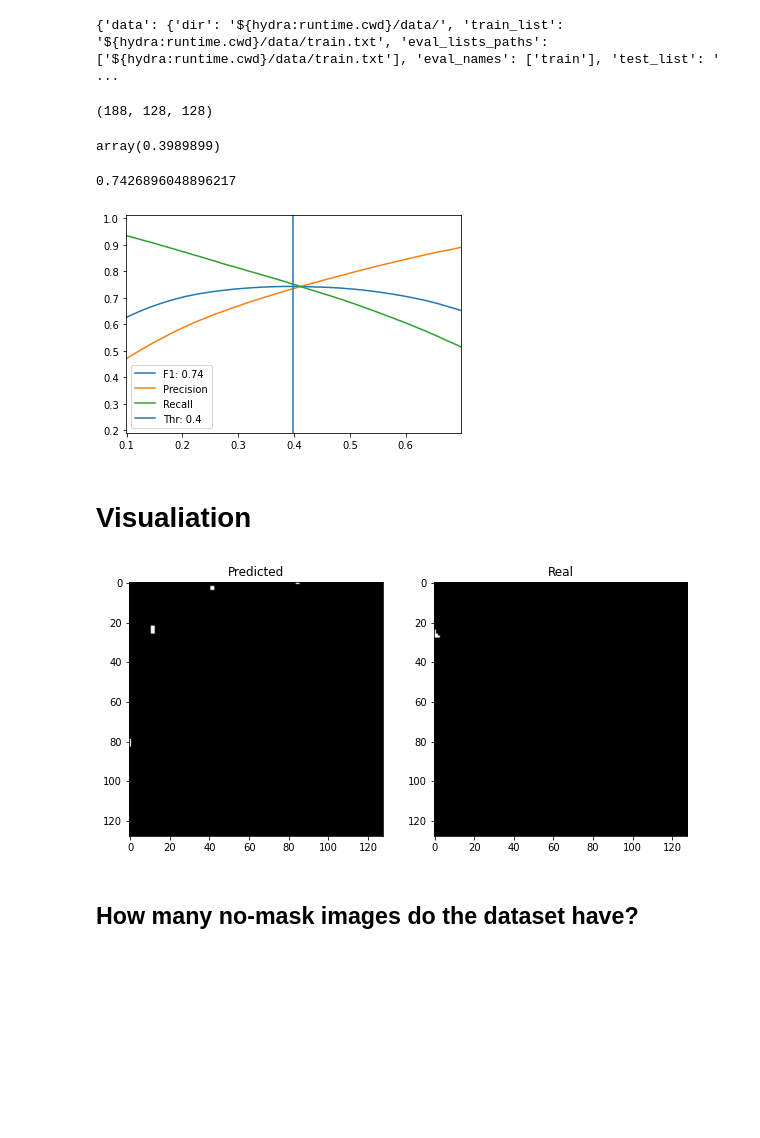
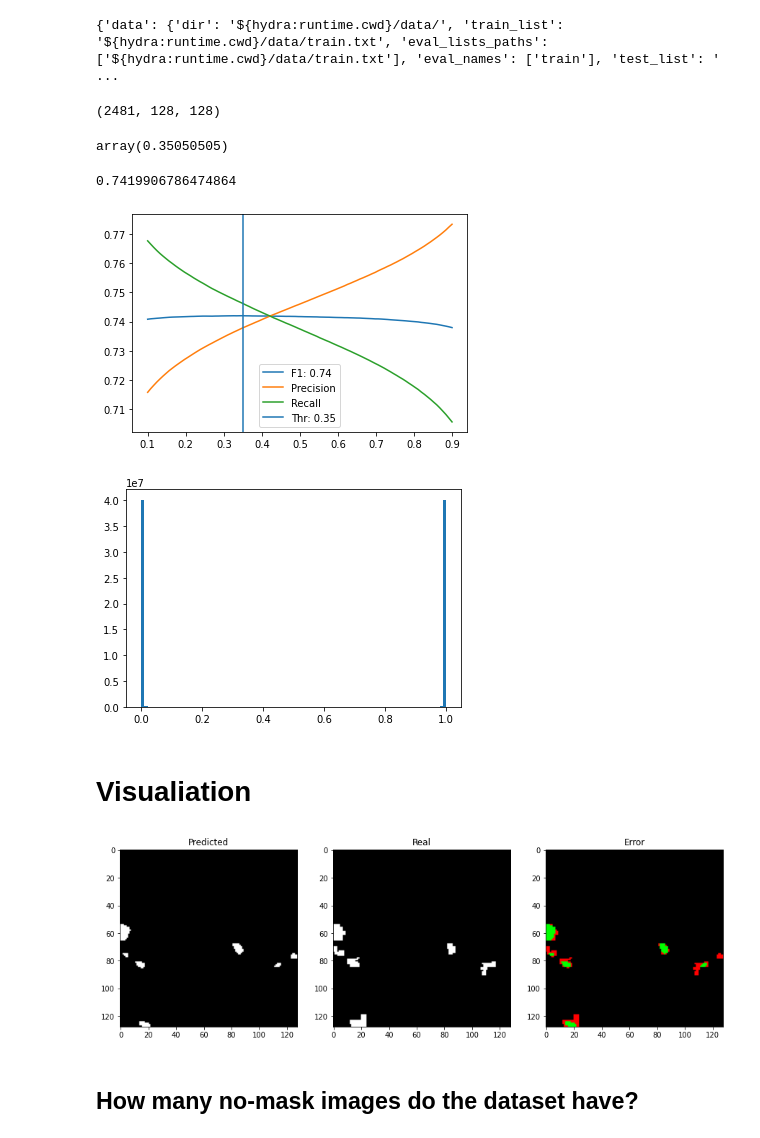
Before and after one commit to SebasGarcia08/Landslide4Sense, a Jupyter notebook: notebooks/3_evaluation.ipynb, the cells around one changed output. Drawn from its saved outputs; the diff is of its cells as text; code cells hidden in the pictures; blank space fills up the shorter version.

Commit message:
Adds visualization of error in predictions

```diff
--- a/notebooks/3_evaluation.ipynb
+++ b/notebooks/3_evaluation.ipynb
@@ -36,13 +30,16 @@ interp = torch.nn.Upsample(size=(128, 128), mode="bilinear")
+# %%
+model = setup_model(cfg)
+interp = torch.nn.Upsample(size=(128, 128), mode="bilinear")
 # %%
-val_dataset = LandslideDataSet(
+train_dataset = LandslideDataSet(
     "../data/",
-    "../data/train_split_val.txt",
+    "../data/train_cleaned.txt",
     max_iters=1,
     set="labeled",
 )
 
-val_loader: DataLoader[LandslideDataSet] = DataLoader(
-    val_dataset,
+train_loader: DataLoader[LandslideDataSet] = DataLoader(
+    train_dataset,
     batch_size=1,
     shuffle=True,
     num_workers=cfg.train.num_workers,
@@ -53,9 +50,9 @@ model.eval()
 all_preds = []
 all_labels = []
 pbar = tqdm(
-    enumerate(val_loader),
+    enumerate(train_loader),
     desc=f"Evaluating on val...",
-    total=len(val_loader),
+    total=len(train_loader),
 )
 
 num_zeros = 0
@@ -63,10 +60,6 @@ num_zeros = 0
 for i, batch in pbar:
     image, label, _, name = batch
     label = label.squeeze().numpy().astype(np.uint8)
-    if label.sum() == 0:
-        num_zeros += 1
-        pbar.set_description(f"Evaluating on val... (Skipped: {num_zeros})")
-        continue
     image = image.float().to(device)
 
     with torch.no_grad():
@@ -80,7 +73,7 @@ preds = torch.cat(all_preds).numpy()
 labels = np.array(all_labels)
 labels.shape
 # %% [output]
-(188, 128, 128)
+(2481, 128, 128)
 # %%
 def evaluate(y_pred, y_true):
     TP, FP, TN, FN, n_valid_sample = eval_image(
@@ -118,36 +111,52 @@ for i, thr in tqdm(enumerate(np.linspace(.1, .9, num_thresholds)), total=num_thr
 optimal_thr = np.squeeze(thrs[f1s.argmax()])
 optimal_thr
 # %% [output]
-array(0.3989899)
+array(0.35050505)
 # %%
 best_f1 = f1s.max()
 best_f1
 # %% [output]
-0.7426896048896217
+0.7419906786474864
 # %%
 plt.plot(thrs, f1s, label=f"F1: {np.round(best_f1,2 )}")
 plt.plot(thrs, ps, label="Precision")
 plt.plot(thrs, rs, label="Recall")
-plt.xlim(optimal_thr - .3, optimal_thr + .3)
+#plt.xlim(optimal_thr - .3, optimal_thr + .3)
 plt.axvline(optimal_thr, label=f"Thr: {np.round(optimal_thr, 2)}")
 plt.legend()
 plt.show()
 # %% [output]
-[figure, old version]
+[figure, new version]
+# %%
+plt.hist(preds.squeeze().reshape(-1), bins=100)
+plt.show()
+# %% [output]
+[figure, added]
 # %% [markdown]
 # Visualiation
 # %%
-index = 32
-fig, ax = plt.subplots(nrows=1, ncols=2, figsize=(10, 5))
-ax[0].imshow((preds[index, 1, ...] > optimal_thr).astype('uint8'), cmap="gray")
+index = 52
+
+predicted = (preds[index, 1, ...] > optimal_thr).astype('uint8')
+real = labels[index, ...]
+
+fig, ax = plt.subplots(nrows=1, ncols=3, figsize=(15, 5))
+ax[0].imshow(predicted, cmap="gray")
 ax[0].set_title("Predicted")
 
-ax[1].imshow(labels[index, ...], cmap="gray")
+ax[1].imshow(real, cmap="gray")
 ax[1].set_title("Real")
 
+error = np.zeros((*real.shape, 3))
+
+error[..., 0] = (real != predicted)
+error[..., 1] = (real == 1) & (real == predicted)
+ax[2].imshow(error)
+ax[2].set_title("Error")
+
 plt.show()
 # %% [output]
-[figure, old version]
+[figure, new version]
 # %% [markdown]
 ## How many no-mask images do the dataset have?
 # %%
```
Also changed, not shown: parts of 2 cells of this notebook, 1 other file.
